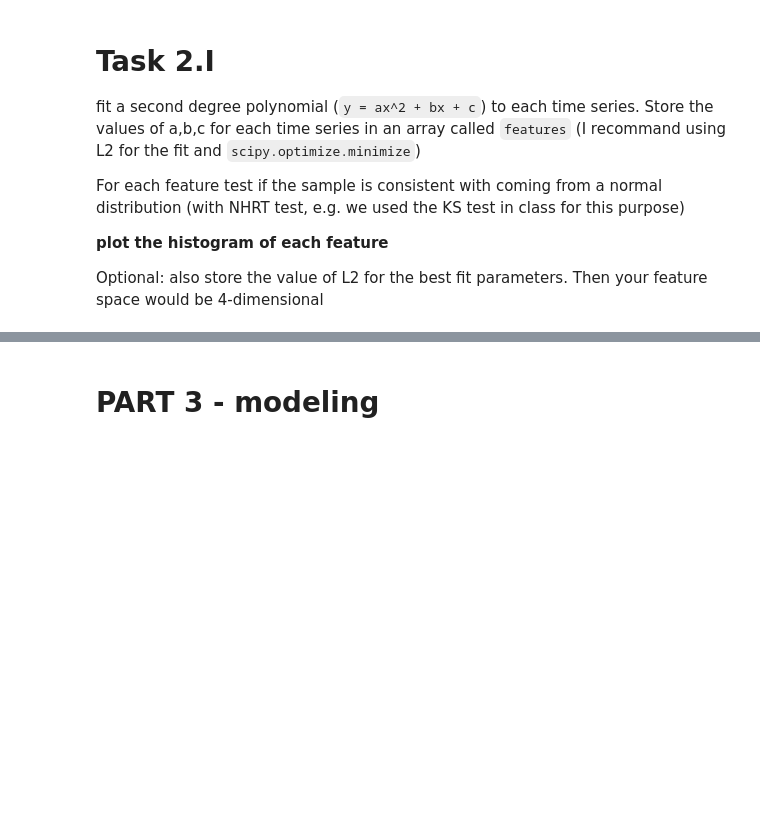
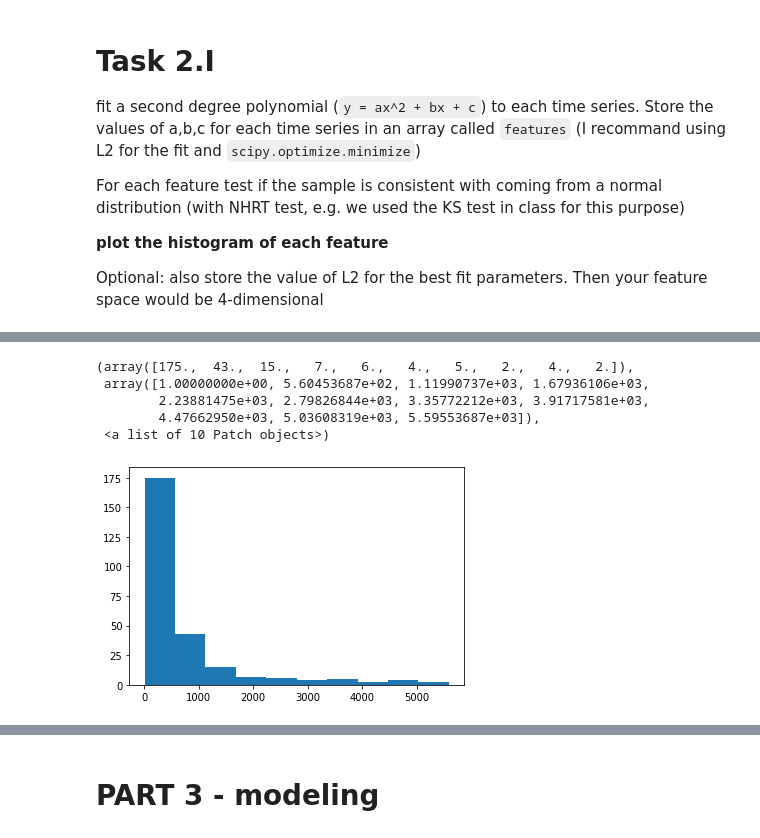
Before and after one commit to DelfonteSimone/MLPNS2021_Delfonte, a Jupyter notebook: MLPNS2021midterm_instructions.ipynb, the cells around one changed output, grey strips where cells are left out. Saved outputs shown, nothing was run; the diff lists cells and outputs as text; code cells hidden in the pictures; blank space fills up the shorter version.

```diff
--- a/MLPNS2021midterm_instructions.ipynb
+++ b/MLPNS2021midterm_instructions.ipynb
@@ -206,0 +236,9 @@ NameError: ignored
+# %%
+pl.hist(fitparam[:,2])
+# %% [output]
+(array([175.,  43.,  15.,   7.,   6.,   4.,   5.,   2.,   4.,   2.]),
+ array([1.00000000e+00, 5.60453687e+02, 1.11990737e+03, 1.67936106e+03,
+        2.23881475e+03, 2.79826844e+03, 3.35772212e+03, 3.91717581e+03,
+        4.47662950e+03, 5.03608319e+03, 5.59553687e+03]),
+ <a list of 10 Patch objects>)
+[figure, added]
```
Also changed, not shown: parts of 18 cells of this notebook.
